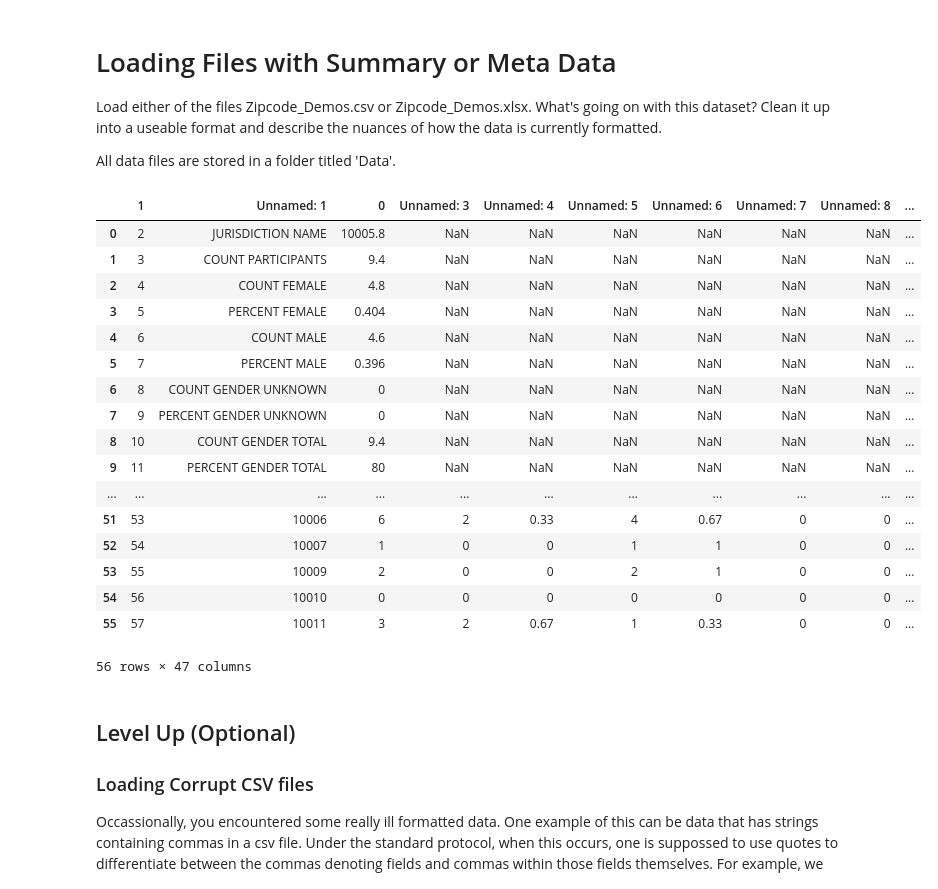
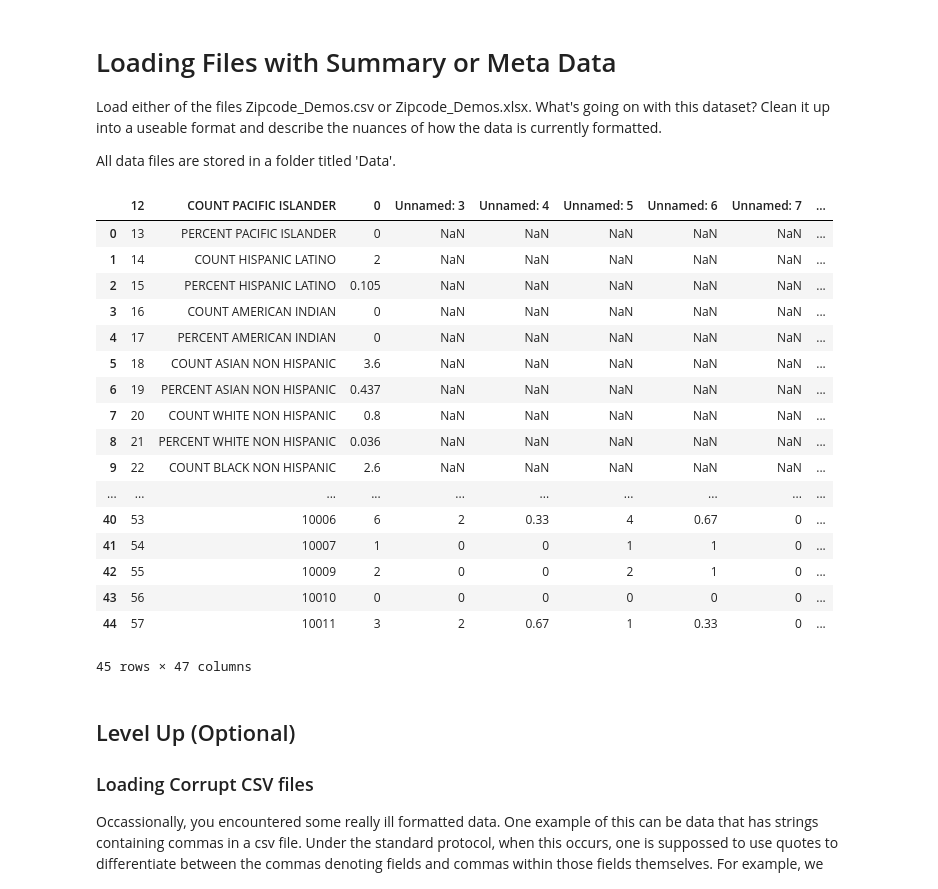
Before and after one commit to ConnorAnderson29/dsc-1-03-05-importing-data-using-pandas-lab-seattle-ds-career-040119, a Jupyter notebook: index.ipynb, the cells around one changed output. Saved outputs shown, nothing was run; the diff lists cells and outputs as text; code cells hidden in the pictures.

```diff
--- a/index.ipynb
+++ b/index.ipynb
@@ -20,30 +20,30 @@ All data files are stored in a folder titled 'Data'.
 # %%
 import pandas as pd
 
 data = pd.read_csv('Data/Zipcode_Demos.csv', nrows =100)
 data
 
-data = pd.read_csv('Data/Zipcode_Demos.csv', skiprows = 1)
+data = pd.read_csv('Data/Zipcode_Demos.csv', skiprows = 12)
 data
 # %% [output]
-|  | 1 | Unnamed: 1 | 0 | Unnamed: 3 | Unnamed: 4 | Unnamed: 5 | Unnamed: 6 | Unnamed: 7 | Unnamed: 8 | ... |
-| 0 | 2 | JURISDICTION NAME | 10005.8 | NaN | NaN | NaN | NaN | NaN | NaN | ... |
-| 1 | 3 | COUNT PARTICIPANTS | 9.4 | NaN | NaN | NaN | NaN | NaN | NaN | ... |
-| 2 | 4 | COUNT FEMALE | 4.8 | NaN | NaN | NaN | NaN | NaN | NaN | ... |
-| 3 | 5 | PERCENT FEMALE | 0.404 | NaN | NaN | NaN | NaN | NaN | NaN | ... |
-| 4 | 6 | COUNT MALE | 4.6 | NaN | NaN | NaN | NaN | NaN | NaN | ... |
-| 5 | 7 | PERCENT MALE | 0.396 | NaN | NaN | NaN | NaN | NaN | NaN | ... |
-| 6 | 8 | COUNT GENDER UNKNOWN | 0 | NaN | NaN | NaN | NaN | NaN | NaN | ... |
-| 7 | 9 | PERCENT GENDER UNKNOWN | 0 | NaN | NaN | NaN | NaN | NaN | NaN | ... |
-| 8 | 10 | COUNT GENDER TOTAL | 9.4 | NaN | NaN | NaN | NaN | NaN | NaN | ... |
-| 9 | 11 | PERCENT GENDER TOTAL | 80 | NaN | NaN | NaN | NaN | NaN | NaN | ... |
-| ... | ... | ... | ... | ... | ... | ... | ... | ... | ... | ... |
-| 51 | 53 | 10006 | 6 | 2 | 0.33 | 4 | 0.67 | 0 | 0 | ... |
-| 52 | 54 | 10007 | 1 | 0 | 0 | 1 | 1 | 0 | 0 | ... |
-| 53 | 55 | 10009 | 2 | 0 | 0 | 2 | 1 | 0 | 0 | ... |
-| 54 | 56 | 10010 | 0 | 0 | 0 | 0 | 0 | 0 | 0 | ... |
-| 55 | 57 | 10011 | 3 | 2 | 0.67 | 1 | 0.33 | 0 | 0 | ... |
+|  | 12 | COUNT PACIFIC ISLANDER | 0 | Unnamed: 3 | Unnamed: 4 | Unnamed: 5 | Unnamed: 6 | Unnamed: 7 | ... |
+| 0 | 13 | PERCENT PACIFIC ISLANDER | 0 | NaN | NaN | NaN | NaN | NaN | ... |
+| 1 | 14 | COUNT HISPANIC LATINO | 2 | NaN | NaN | NaN | NaN | NaN | ... |
+| 2 | 15 | PERCENT HISPANIC LATINO | 0.105 | NaN | NaN | NaN | NaN | NaN | ... |
+| 3 | 16 | COUNT AMERICAN INDIAN | 0 | NaN | NaN | NaN | NaN | NaN | ... |
+| 4 | 17 | PERCENT AMERICAN INDIAN | 0 | NaN | NaN | NaN | NaN | NaN | ... |
+| 5 | 18 | COUNT ASIAN NON HISPANIC | 3.6 | NaN | NaN | NaN | NaN | NaN | ... |
+| 6 | 19 | PERCENT ASIAN NON HISPANIC | 0.437 | NaN | NaN | NaN | NaN | NaN | ... |
+| 7 | 20 | COUNT WHITE NON HISPANIC | 0.8 | NaN | NaN | NaN | NaN | NaN | ... |
+| 8 | 21 | PERCENT WHITE NON HISPANIC | 0.036 | NaN | NaN | NaN | NaN | NaN | ... |
+| 9 | 22 | COUNT BLACK NON HISPANIC | 2.6 | NaN | NaN | NaN | NaN | NaN | ... |
+| ... | ... | ... | ... | ... | ... | ... | ... | ... | ... |
+| 40 | 53 | 10006 | 6 | 2 | 0.33 | 4 | 0.67 | 0 | ... |
+| 41 | 54 | 10007 | 1 | 0 | 0 | 1 | 1 | 0 | ... |
+| 42 | 55 | 10009 | 2 | 0 | 0 | 2 | 1 | 0 | ... |
+| 43 | 56 | 10010 | 0 | 0 | 0 | 0 | 0 | 0 | ... |
+| 44 | 57 | 10011 | 3 | 2 | 0.67 | 1 | 0.33 | 0 | ... |
-56 rows × 47 columns
+45 rows × 47 columns
 # %% [markdown]
 ## Level Up (Optional)
 
```
